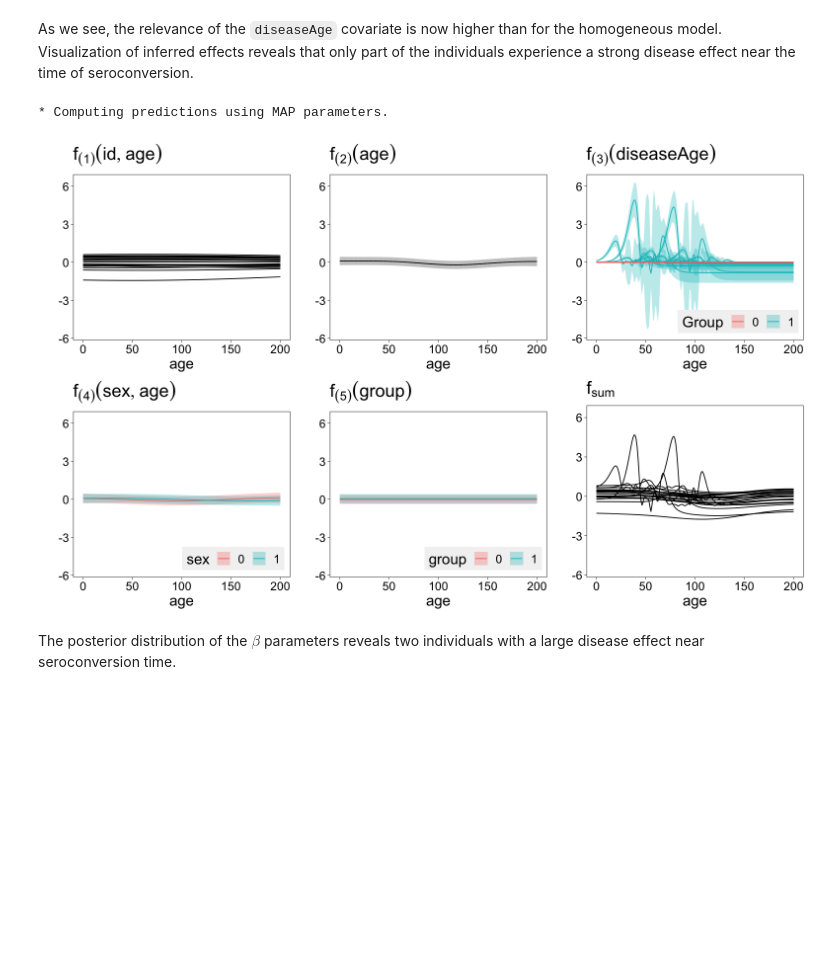
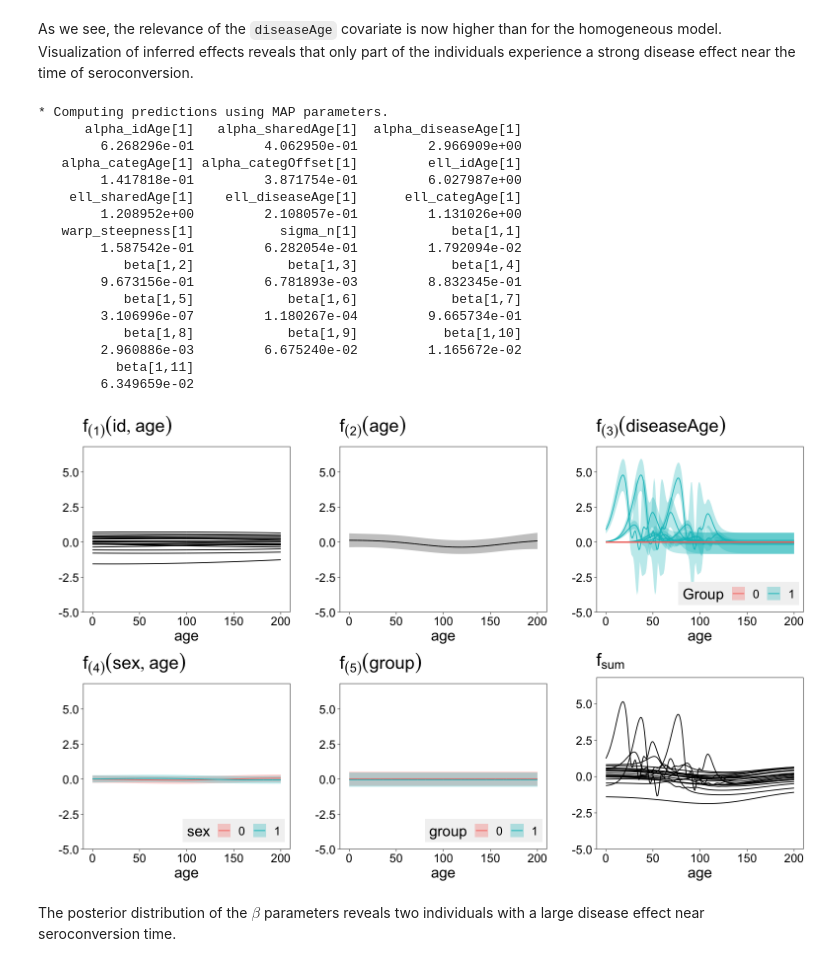
Before and after one commit to jtimonen/lgpr-usage, a Jupyter notebook: notebooks/proteomics.ipynb, the cells around one changed output. Drawn from its saved outputs; the diff is of its cells as text; code cells hidden in the pictures; blank space fills up the shorter version.

```diff
--- a/notebooks/proteomics.ipynb
+++ b/notebooks/proteomics.ipynb
@@ -57,10 +57,8 @@ Removed 9 rows with NaN value for the response variable.
 ## 2. Homogeneous disease effect modeling
 We first fit a model where the possible disease effect has to be identical for all diagnosed individuals.
 # %%
-CNTR     <- list(adapt_delta = 0.95)                # set the adapt_delta parameter for dynamic HMC sampling
-my_prior <- prior_LonGP()                           # initialize parameter prior
-my_prior$lengthscale <- prior_default()$lengthscale # change the prior of lengthscale parameters
-
+CNTR     <- list(adapt_delta = 0.95) # set the adapt_delta parameter for dynamic HMC sampling
+my_prior <- prior_default()
 
 fit1 <- lgp(formula      = y ~ id + age + diseaseAge + sex + group,
             data         = data,
@@ -181,14 +151,30 @@ As we see, the relevance of the `diseaseAge` covariate is now higher than for th
 # %%
 FONT_SIZE <- 18
 options(repr.plot.width=13, repr.plot.height=8)
 ttt    <- seq(0, 200, length.out = 200)
 X_pred <- create_test_points(fit2, ttt)
-PRED2  <- lgp_predict(fit2, X_pred)
+PRED2  <- lgp_predict(fit2, X_pred, print_params = TRUE)
 plot2a <- plot_components_posterior(fit2, PRED=PRED2, font_size = FONT_SIZE)
 plot2a
 # %% [output]
 * Computing predictions using MAP parameters.
+      alpha_idAge[1]   alpha_sharedAge[1]  alpha_diseaseAge[1]
+        6.268296e-01         4.062950e-01         2.966909e+00
+   alpha_categAge[1] alpha_categOffset[1]         ell_idAge[1]
+        1.417818e-01         3.871754e-01         6.027987e+00
+    ell_sharedAge[1]    ell_diseaseAge[1]      ell_categAge[1]
+        1.208952e+00         2.108057e-01         1.131026e+00
+   warp_steepness[1]           sigma_n[1]            beta[1,1]
+        1.587542e-01         6.282054e-01         1.792094e-02
+           beta[1,2]            beta[1,3]            beta[1,4]
+        9.673156e-01         6.781893e-03         8.832345e-01
+           beta[1,5]            beta[1,6]            beta[1,7]
+        3.106996e-07         1.180267e-04         9.665734e-01
+           beta[1,8]            beta[1,9]           beta[1,10]
+        2.960886e-03         6.675240e-02         1.165672e-02
+          beta[1,11]
+        6.349659e-02
-[figure, old version]
+[figure, new version]
 # %% [markdown]
 The posterior distribution of the $\beta$ parameters reveals two individuals with a large disease effect near seroconversion time.
 # %%
```
Also changed, not shown: parts of 9 cells of this notebook, 2 other files.
